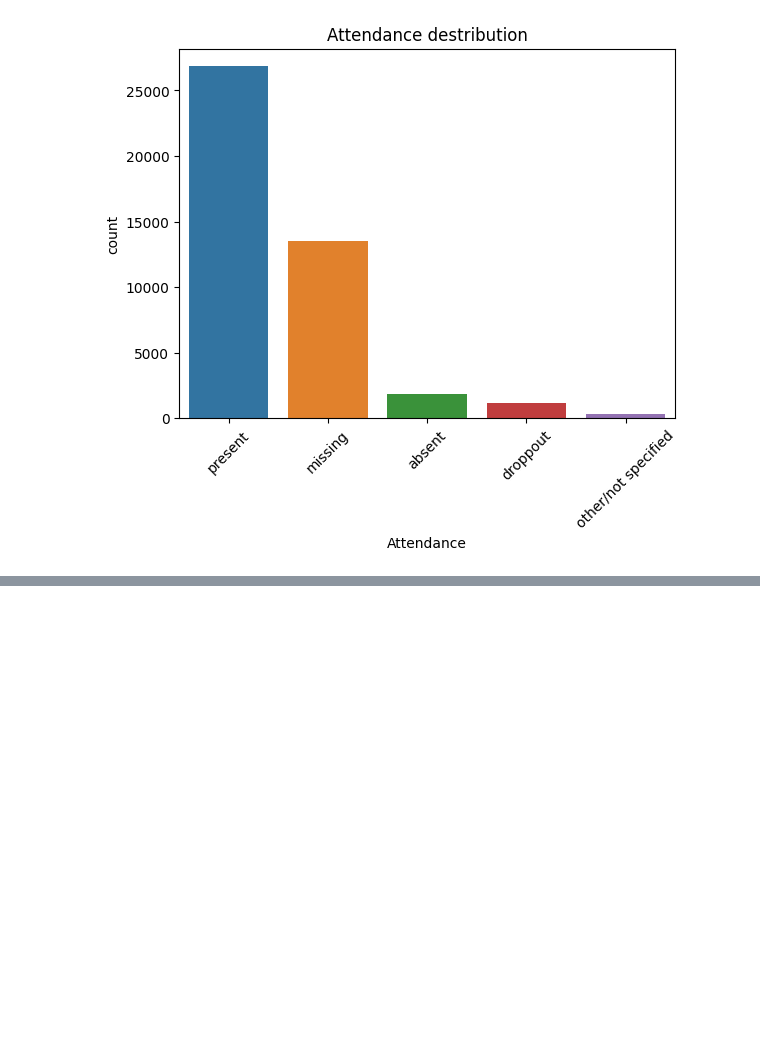
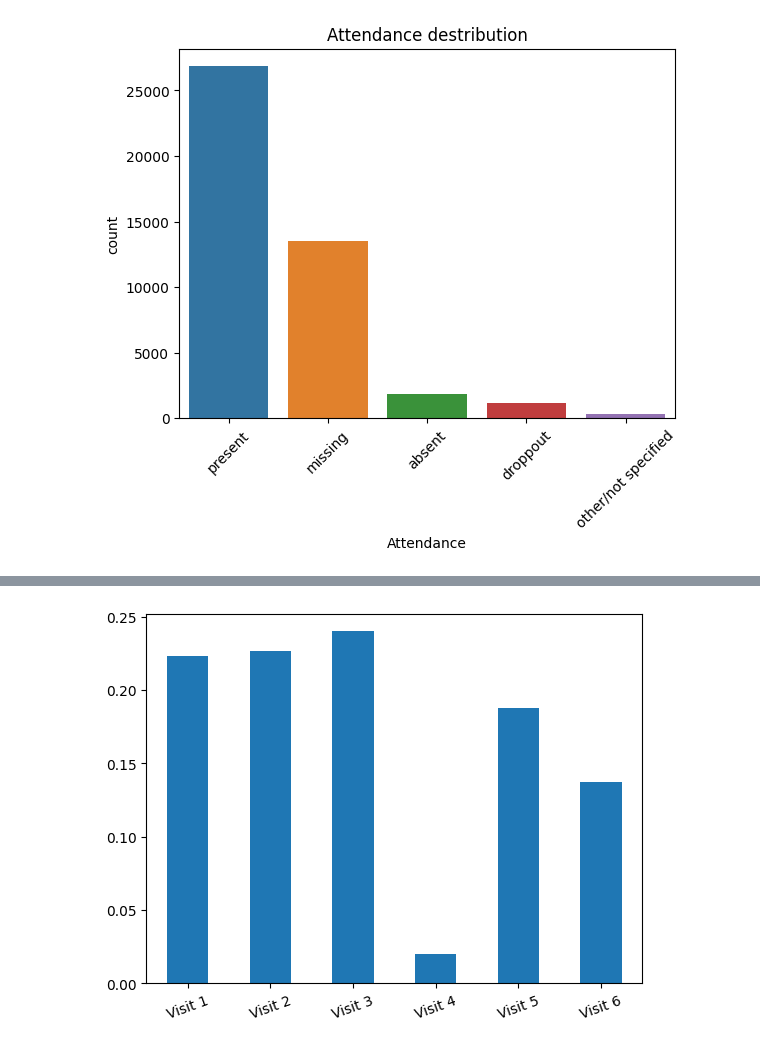
Before and after one commit to neylabelmaachi/schoolpred, a Jupyter notebook: notebooks/andriigegliuk_features_selection_visits.ipynb, the cells around one changed output, grey strips where cells are left out. Cells and saved outputs as stored; diff of their text form; code cells hidden in the pictures; blank space fills up the shorter version.

Commit message:
new df per each visit created and analysed

```diff
--- a/notebooks/andriigegliuk_features_selection_visits.ipynb
+++ b/notebooks/andriigegliuk_features_selection_visits.ipynb
@@ -201,3 +201,6 @@ plt.xticks(rotation=45)
 plt.show()
 # %% [output]
 [figure]
+# %%
+status = visits_df[['stud_id', 'schoolunitid', 'v1_c12', 'v2_c12', 'v3_c12', 'v4_c12', 'v5_c12', 'v6_c12', 'region', 'province']]
+status
@@ -203,0 +221,14 @@ plt.show()
+# %%
+status = status.rename(columns={
+    'v1_c12': 'Visit 1',
+    'v2_c12': 'Visit 2',
+    'v3_c12': 'Visit 3',
+    'v4_c12': 'Visit 4',
+    'v5_c12': 'Visit 5',
+    'v6_c12': 'Visit 6'
+})
+# %%
+visit_columns = ['Visit 1', 'Visit 2', 'Visit 3', 'Visit 4', 'Visit 5', 'Visit 6']
+# %%
+missing_val = status[visit_columns].isna().sum()
+missing_val
@@ -203,0 +243,7 @@ plt.show()
+# %%
+missing_ratio = missing_val / len(status)
+missing_ratio.plot(kind='bar')
+plt.xticks(rotation=20)
+plt.show()
+# %% [output]
+[figure, added]
```
Also changed, not shown: parts of 20 cells of this notebook.
